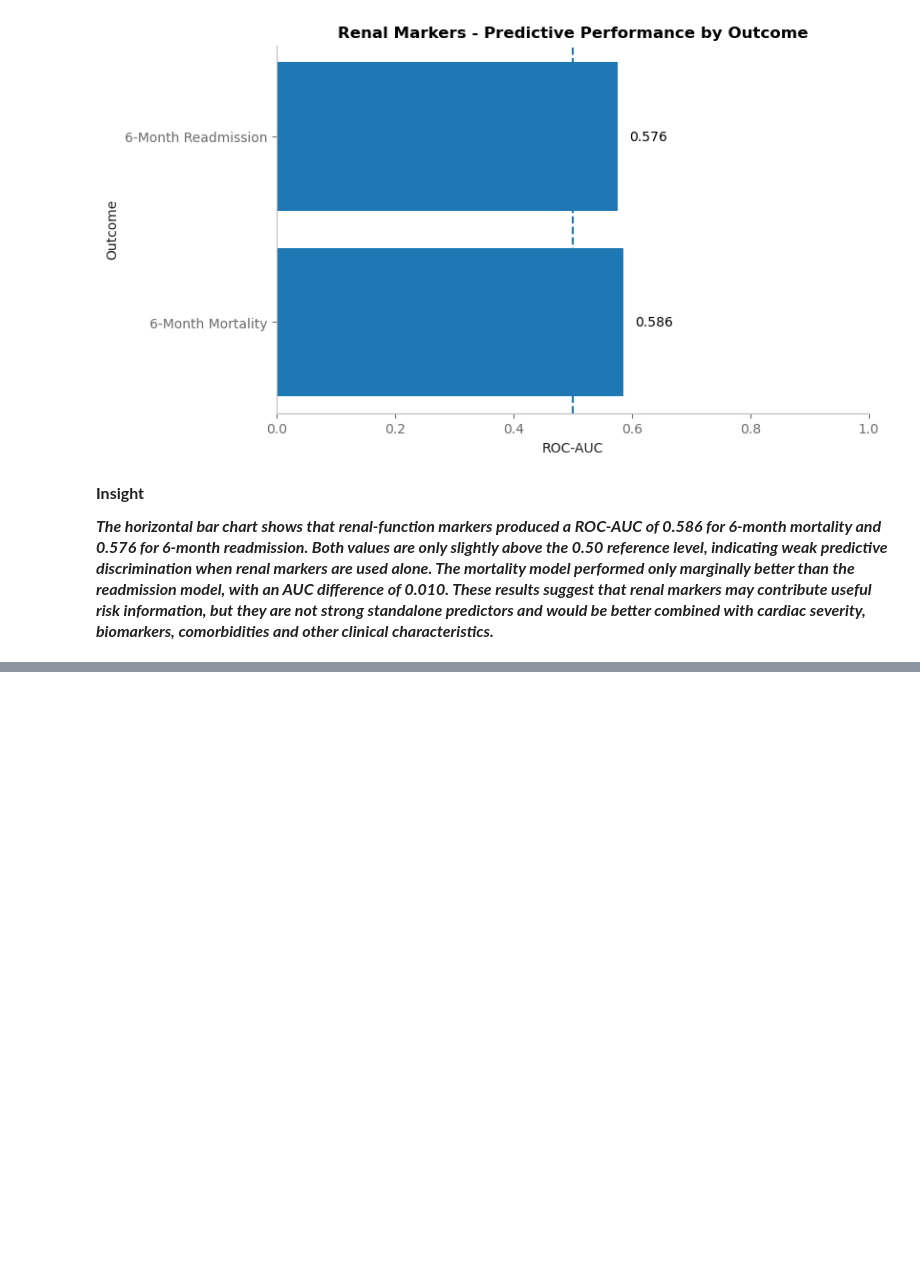
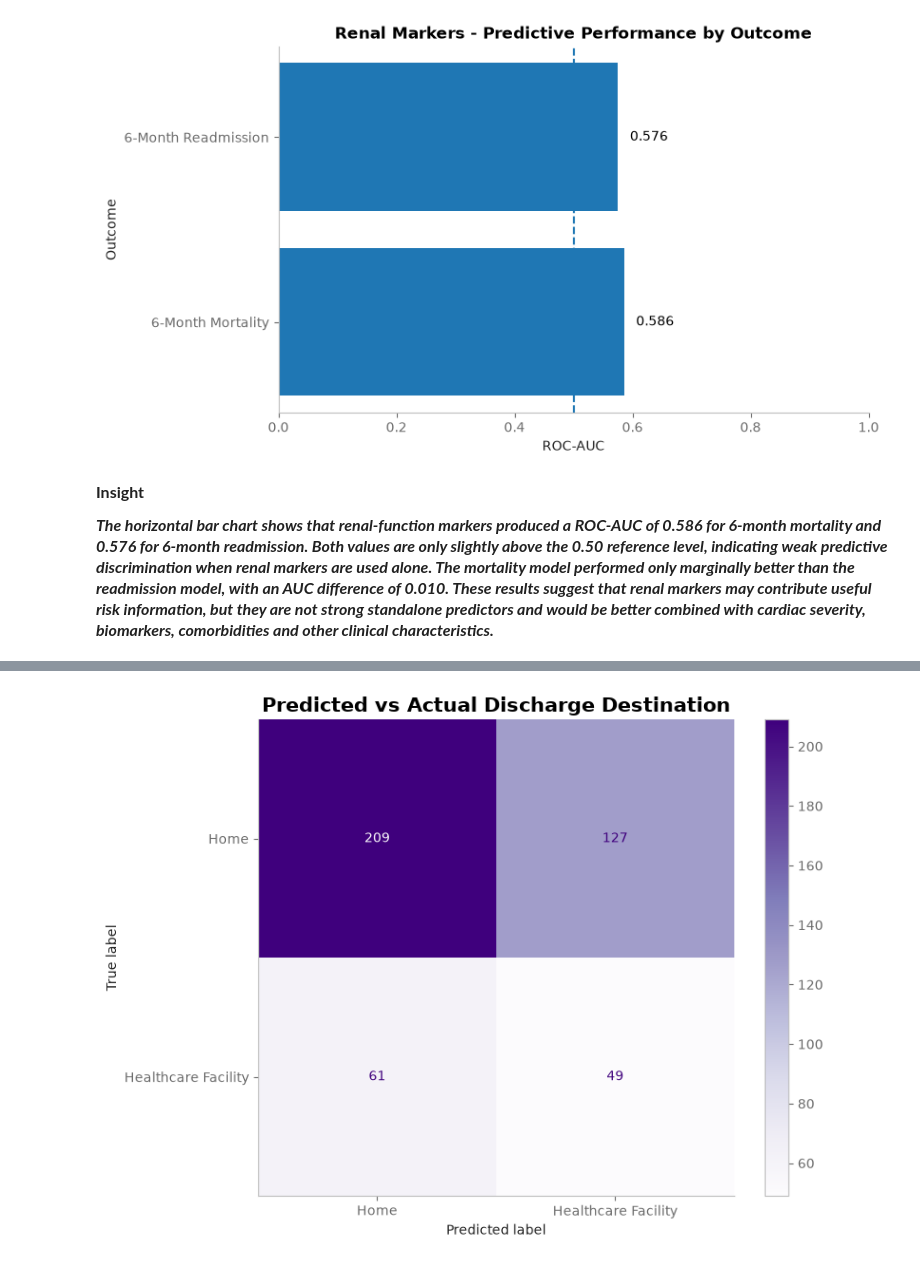
Before and after one commit to SaranyaShanmugam2026/Team2_PythonPioneers_PythonHackathon_Sep_2026, a Jupyter notebook: Team2_PythonPioneers_4.Predictive_Analysis.ipynb, the cells around one changed output, grey strips where cells are left out. Saved outputs shown, nothing was run; the diff lists cells and outputs as text; code cells hidden in the pictures; blank space fills up the shorter version.

```diff
--- a/Team2_PythonPioneers_4.Predictive_Analysis.ipynb
+++ b/Team2_PythonPioneers_4.Predictive_Analysis.ipynb
@@ -563,0 +1243,27 @@ The horizontal bar chart shows that renal-function markers produced a ROC-AUC of
+# %%
+fig, ax = plt.subplots(
+    figsize=(8, 6)
+)
+
+ConfusionMatrixDisplay.from_predictions(
+    y_test_q8,
+    pred_q8,
+    display_labels=[
+        "Home",
+        "Healthcare Facility"
+    ],
+    cmap="Purples",
+    values_format="d",
+    ax=ax
+)
+
+ax.set_title(
+    "Predicted vs Actual Discharge Destination",
+    fontsize=15,
+    fontweight="bold"
+)
+
+plt.tight_layout()
+plt.show()
+# %% [output]
+[figure, added]
```
Also changed, not shown: parts of 20 cells of this notebook.
